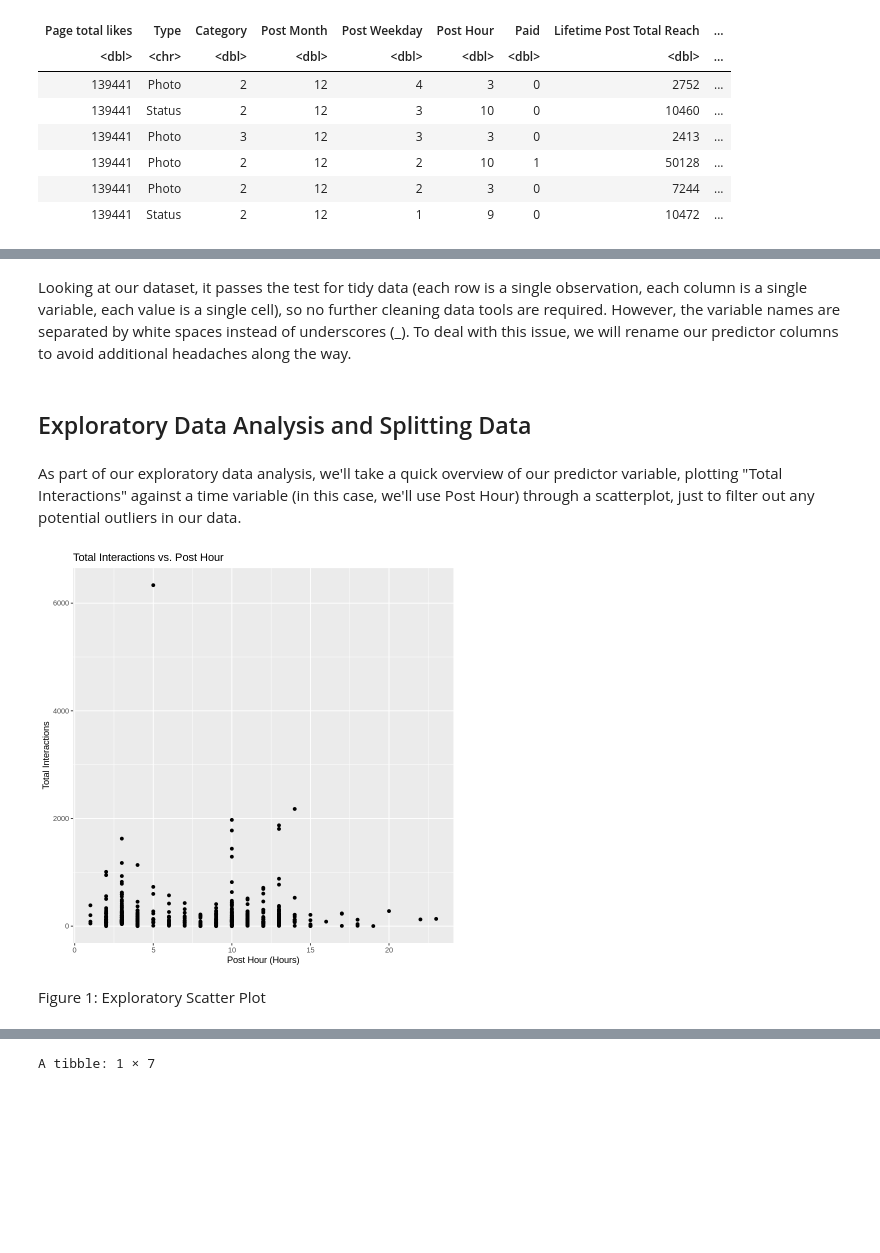
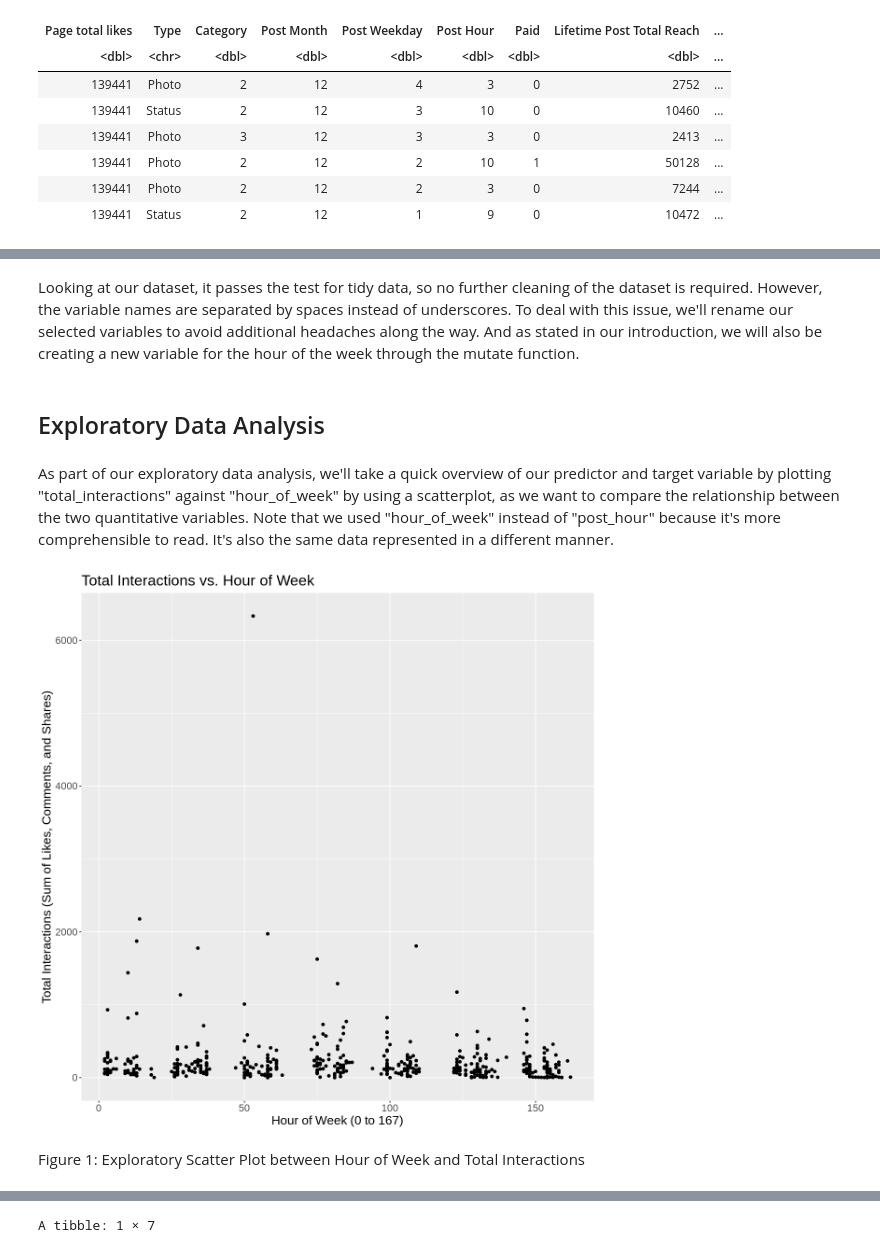
Before and after one commit to amellios/data_science_woohoo, a Jupyter notebook: Final Project Analysis.ipynb, the cells around one changed output, grey strips where cells are left out. Drawn from its saved outputs; the diff is of its cells as text; code cells hidden in the pictures; blank space fills up the shorter version.

```diff
--- a/Final Project Analysis.ipynb
+++ b/Final Project Analysis.ipynb
@@ -51,12 +34,12 @@ Next, we will begin reading the file into JupyterHub. Since the file is retrieve
 # %%
 #reading the data
-temp <- tempfile()
-download.file("https://archive.ics.uci.edu/ml/machine-learning-databases/00368/Facebook_metrics.zip",temp)
+downloaded_file <- tempfile()
+download.file("https://archive.ics.uci.edu/ml/machine-learning-databases/00368/Facebook_metrics.zip", downloaded_file)
 
 #Reading the data in R
-facebook <- read_csv2(unz(temp, "dataset_Facebook.csv"))
+facebook <- read_csv2(unz(downloaded_file, "dataset_Facebook.csv"))
 head(facebook)
-unlink(temp)
+unlink(downloaded_file)
 # %% [output]
 Using ',' as decimal and '.' as grouping mark. Use read_delim() for more control.
 
@@ -89,21 +72,24 @@ Table 1: Initial Dataset of Table
 # %% [markdown]
-Looking at our dataset, it passes the test for tidy data (each row is a single observation, each column is a single variable, each value is a single cell), so no further cleaning data tools are required. However, the variable names are separated by white spaces instead of underscores (_). To deal with this issue, we will rename our predictor columns to avoid additional headaches along the way.
+Looking at our dataset, it passes the test for tidy data, so no further cleaning of the dataset is required. However, the variable names are separated by spaces instead of underscores. To deal with this issue, we'll rename our selected variables to avoid additional headaches along the way. And as stated in our introduction, we will also be creating a new variable for the hour of the week through the mutate function.
 # %%
 #Renaming "Post Hour"
 facebook_1 <- facebook %>% rename(post_hour = `Post Hour`) %>%
     rename(post_day = `Post Weekday`) %>%
-    rename(total_interactions = `Total Interactions`)
+    rename(total_interactions = `Total Interactions`) %>%
+    mutate(hour_of_week = (post_day - 1) * 24 + post_hour)
 # %% [markdown]
-## Exploratory Data Analysis and Splitting Data
+## Exploratory Data Analysis
-# %% [markdown]
-As part of our exploratory data analysis, we'll take a quick overview of our predictor variable, plotting "Total Interactions" against a time variable (in this case, we'll use Post Hour) through a scatterplot, just to filter out any potential outliers in our data.
+# %% [markdown]
+As part of our exploratory data analysis, we'll take a quick overview of our predictor and target variable by plotting "total_interactions" against "hour_of_week" by using a scatterplot, as we want to compare the relationship between the two quantitative variables. Note that we used "hour_of_week" instead of "post_hour" because it's more comprehensible to read. It's also the same data represented in a different manner.
 # %%
-exploratory_scatter_plot <- ggplot(facebook_1, aes(x = post_hour, y = total_interactions)) +
+options(repr.plot.width = 10, repr.plot.height = 10)
+exploratory_scatter_plot <- ggplot(facebook_1, aes(x = hour_of_week, y = total_interactions)) +
                             geom_point() +
-                            labs(x = "Post Hour (Hours)", y = "Total Interactions", title = "Total Interactions vs. Post Hour")
+                            labs(x = "Hour of Week (0 to 167)", y = "Total Interactions (Sum of Likes, Comments, and Shares)", title = "Total Interactions vs. Hour of Week") +
+                            theme(text = element_text(size = 16))
 exploratory_scatter_plot
 # %% [output]
-[figure, old version]
+[figure, new version]
 # %% [markdown]
-Figure 1: Exploratory Scatter Plot
+Figure 1: Exploratory Scatter Plot between Hour of Week and Total Interactions
 # %% [markdown]
```
Also changed, not shown: parts of 48 cells of this notebook.
